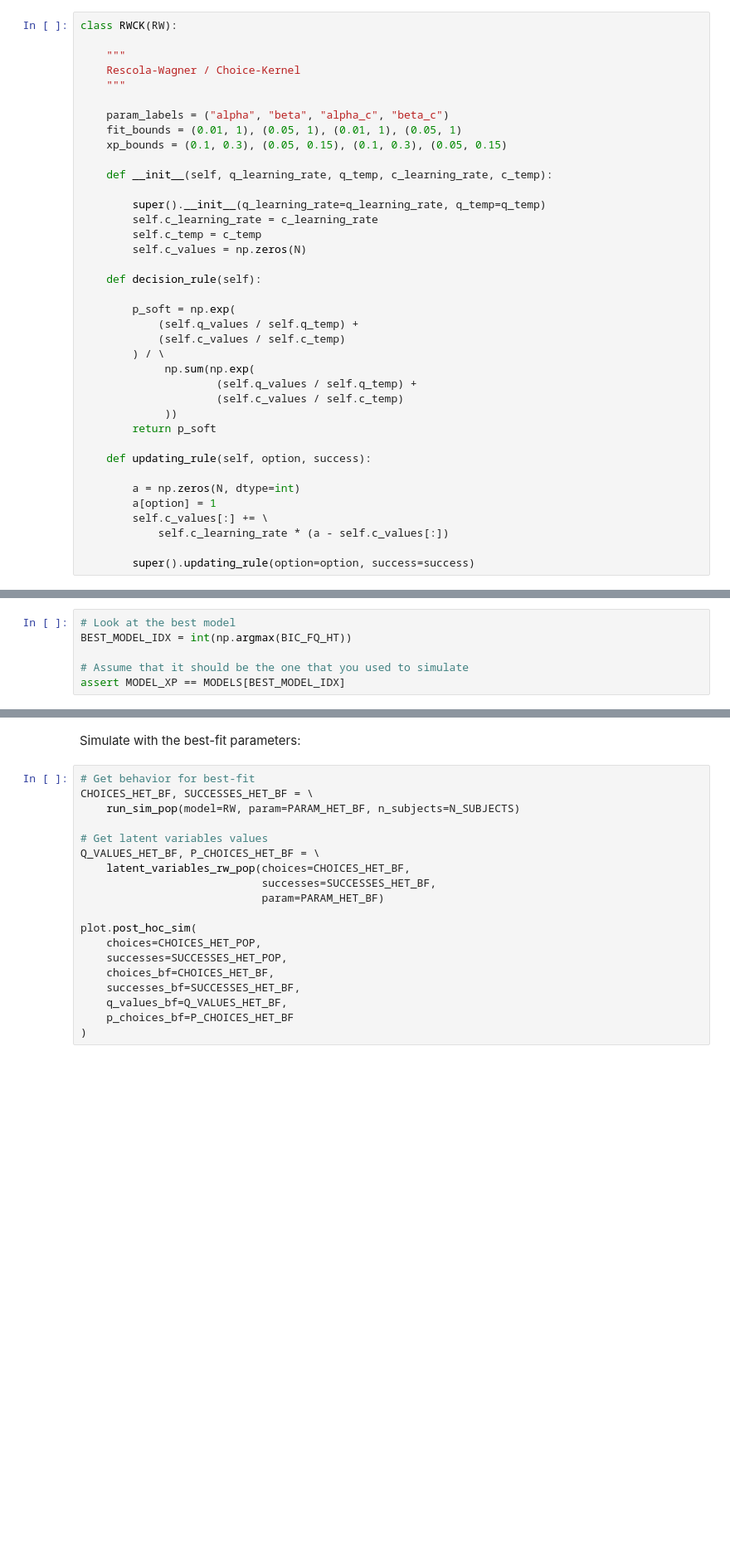
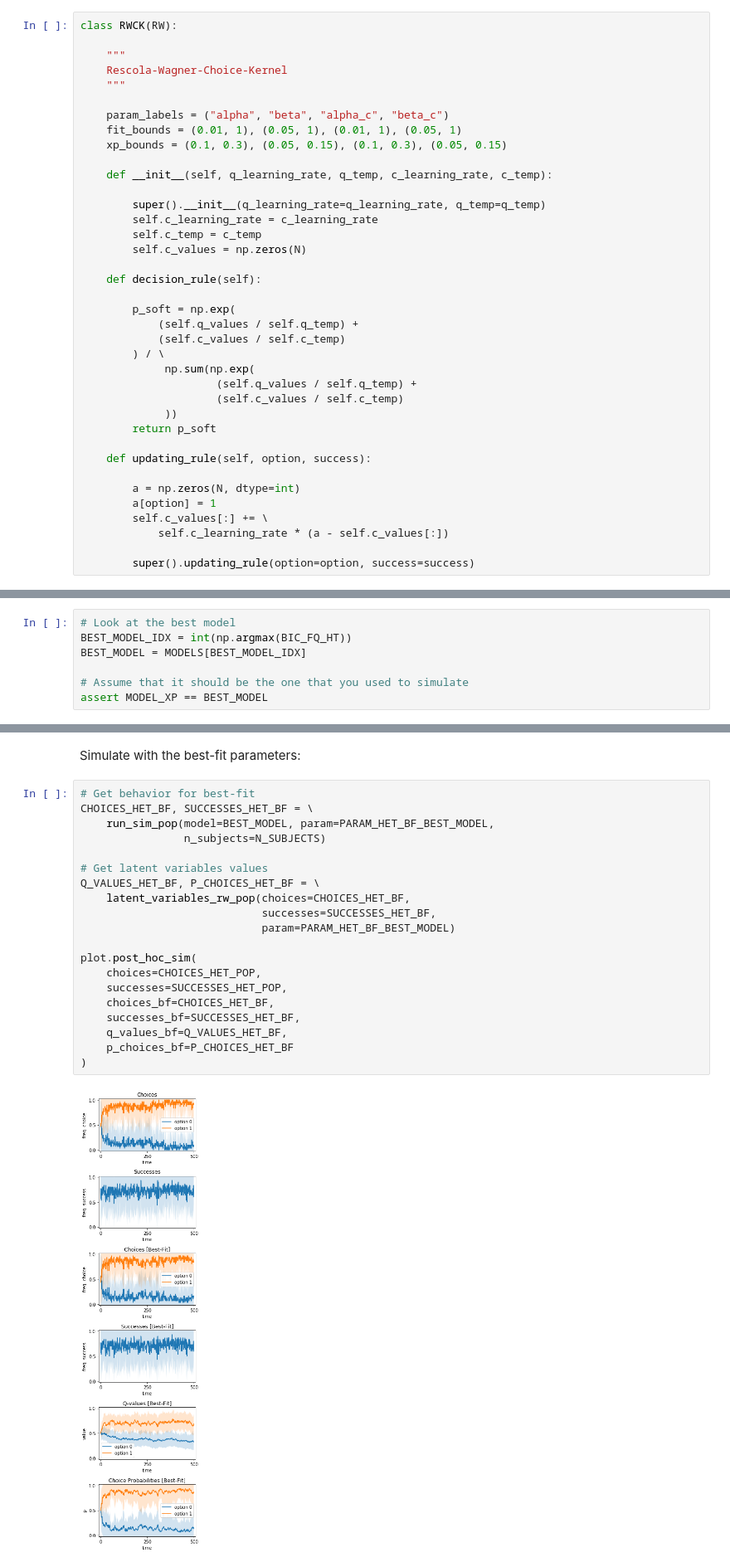
Before and after one commit to AurelienNioche/LectureCognitiveModeling, a Jupyter notebook: main.ipynb, the cells around one changed output, grey strips where cells are left out. Shown at 83% size. Saved outputs shown, nothing was run; the diff lists cells and outputs as text; blank space fills up the shorter version.

```diff
--- a/main.ipynb
+++ b/main.ipynb
@@ -203,7 +277,7 @@ where $a^t(i) = 1$ if option $i$ selected at time $t$ else 0.
 class RWCK(RW):
 
     """
-    Rescola-Wagner / Choice-Kernel
+    Rescola-Wagner-Choice-Kernel
     """
 
     param_labels = ("alpha", "beta", "alpha_c", "beta_c")
@@ -1100,9 +1249,10 @@ Check that your best model is the model that you used for simulating:
 # %%
 # Look at the best model
 BEST_MODEL_IDX = int(np.argmax(BIC_FQ_HT))
+BEST_MODEL = MODELS[BEST_MODEL_IDX]
 
 # Assume that it should be the one that you used to simulate
-assert MODEL_XP == MODELS[BEST_MODEL_IDX]
+assert MODEL_XP == BEST_MODEL
 # %% [markdown]
 Plot the distribution of your best-fit parameters:
 # %%
@@ -1121,19 +1273,22 @@ Simulate with the best-fit parameters:
 # %%
 # Get behavior for best-fit
 CHOICES_HET_BF, SUCCESSES_HET_BF = \
-    run_sim_pop(model=RW, param=PARAM_HET_BF, n_subjects=N_SUBJECTS)
+    run_sim_pop(model=BEST_MODEL, param=PARAM_HET_BF_BEST_MODEL,
+                n_subjects=N_SUBJECTS)
 
 # Get latent variables values
 Q_VALUES_HET_BF, P_CHOICES_HET_BF = \
     latent_variables_rw_pop(choices=CHOICES_HET_BF,
                             successes=SUCCESSES_HET_BF,
-                            param=PARAM_HET_BF)
+                            param=PARAM_HET_BF_BEST_MODEL)
 
 plot.post_hoc_sim(
     choices=CHOICES_HET_POP,
     successes=SUCCESSES_HET_POP,
     choices_bf=CHOICES_HET_BF,
     successes_bf=SUCCESSES_HET_BF,
     q_values_bf=Q_VALUES_HET_BF,
     p_choices_bf=P_CHOICES_HET_BF
 )
+# %% [output]
+[figure, added]
```
Also changed, not shown: parts of 47 cells of this notebook, 1 other file.
